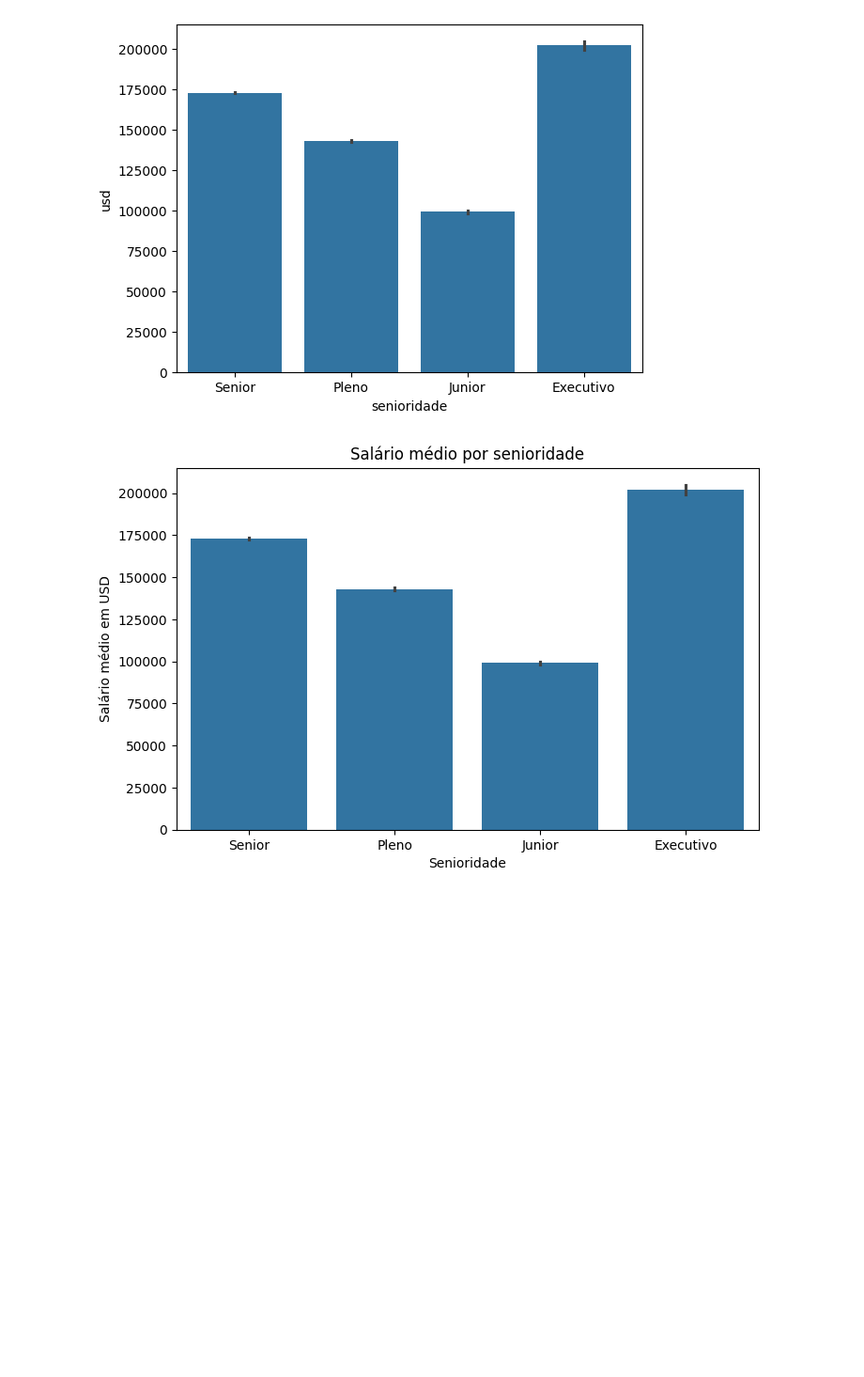
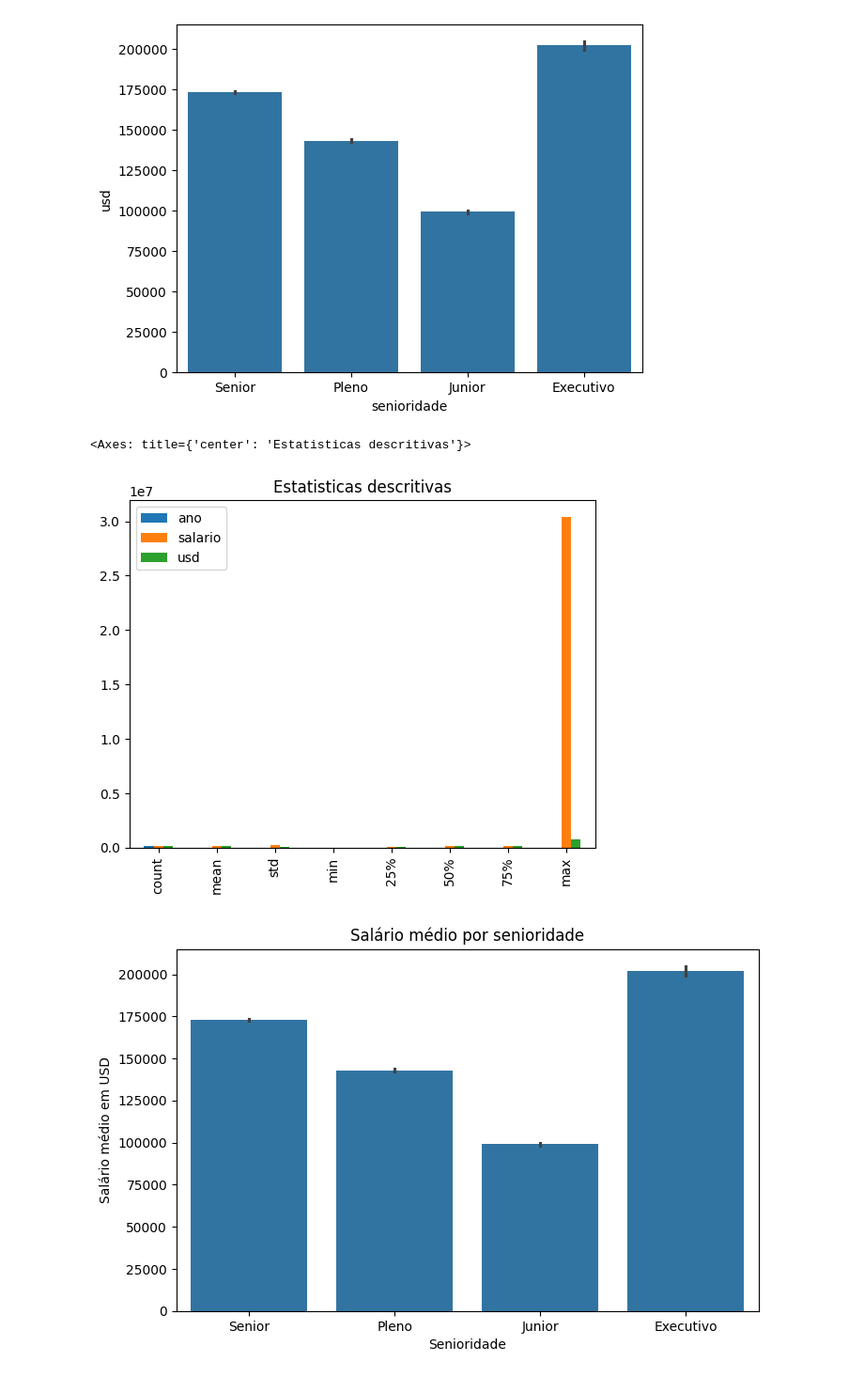
Before and after one commit to PrangeGabriel/Imersao-de-dados-python, a Jupyter notebook: Imersão_de_dados_com_python.ipynb, the cells around one changed output. Shown: that part at 94% size. Cells and saved outputs as stored; diff of their text form; code cells hidden in the pictures; blank space fills up the shorter version.

```diff
--- a/Imersão_de_dados_com_python.ipynb
+++ b/Imersão_de_dados_com_python.ipynb
@@ -434,6 +435,17 @@ sns.barplot(data= df_limpo, x='senioridade', y='usd')
 # %% [output]
 <Axes: xlabel='senioridade', ylabel='usd'>
 [figure]
+# %%
+df_limpo.describe().plot(kind='bar', title='Estatisticas descritivas')
+# df_limpo[['salario', 'usd']].corr()
+#exibe a correlação entre as duas colunas
+
+'''esse grafico abaixo mostra os valores do método describe na coluna ano, salario e usd.
+ então o que parecia igual a um primeiro momento (salario e usd) e q se mostrou diferente no info() com formatação cientifica e decimal,
+na verdade se explica pela coluna salario ter um valor muito alto e fora da curva, dai o método describe mostra como notação cientifica'''
+# %% [output]
+<Axes: title={'center': 'Estatisticas descritivas'}>
+[figure, added]
 # %%
 import matplotlib.pyplot as plt
 
```
Also changed, not shown: parts of 8 cells of this notebook.
